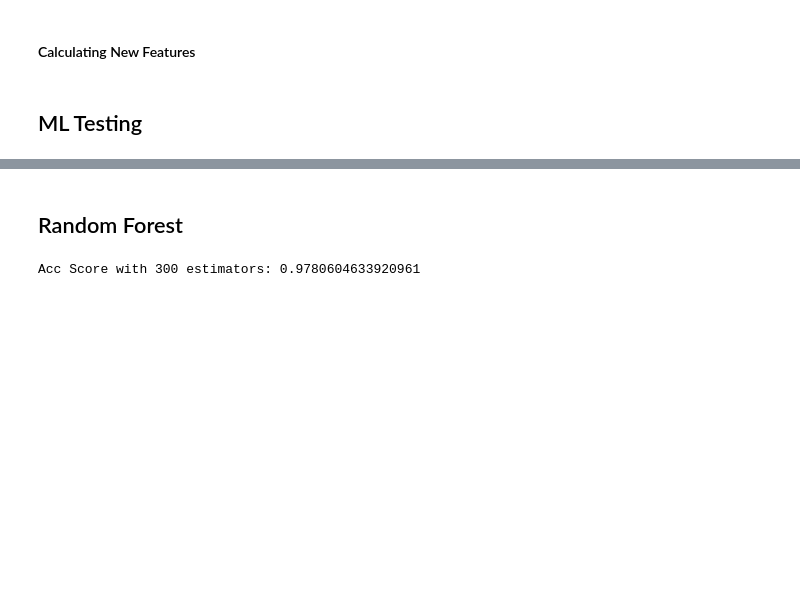
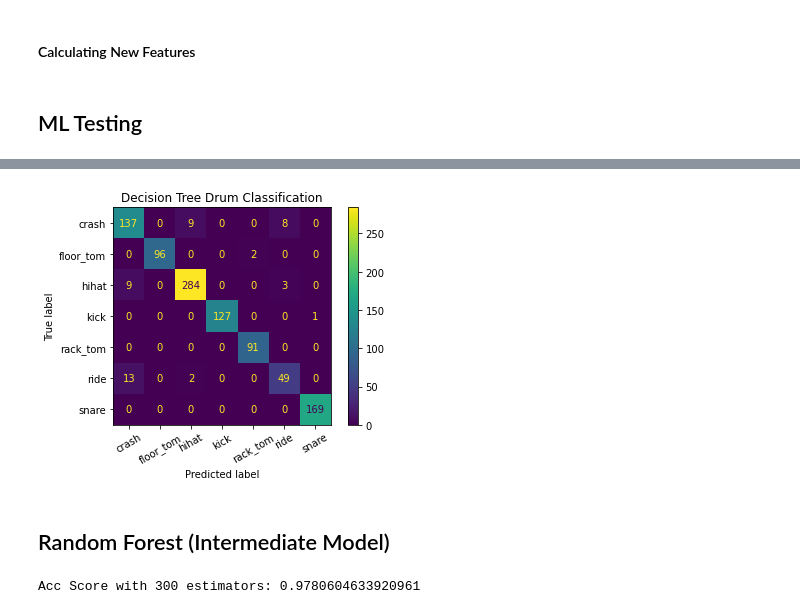
Before and after one commit to LandonTatro/Drum_Classification, a Jupyter notebook: drum_classification.ipynb, the cells around one changed output, grey strips where cells are left out. Cells and saved outputs as stored; diff of their text form; code cells hidden in the pictures; blank space fills up the shorter version.

Commit message:
added slideshow, added base model to nb

```diff
--- a/drum_classification.ipynb
+++ b/drum_classification.ipynb
@@ -329,0 +333,13 @@ X_train, X_test, y_train, y_test = train_test_split(X,
+# %%
+# Instantiate the model
+dt_clf = DecisionTreeClassifier(random_state=42)
+
+# fit the model to the data
+dt_clf.fit(X_train, y_train)
+
+# predict the instrument played in X_test
+results = dt_clf.predict(X_test)
+
+# score predictions versus actual y_test
+acc = balanced_accuracy_score(y_test, results)
+acc
@@ -330,5 +364,12 @@ X_train, X_test, y_train, y_test = train_test_split(X,
+# %%
+# create confusion matrix to see where the type 1&2 errors occurred
+plot_confusion_matrix(dt_clf, X_test, y_test, xticks_rotation=30)
+plt.title('Decision Tree Drum Classification')
+plt.show()
+# %% [output]
+[figure, added]
 # %% [markdown]
-## Random Forest
+## Random Forest (Intermediate Model)
 # %%
 # assign estimators used in random forest
 estimators = 300
```
Also changed, not shown: parts of 7 cells of this notebook, 2 other files.
